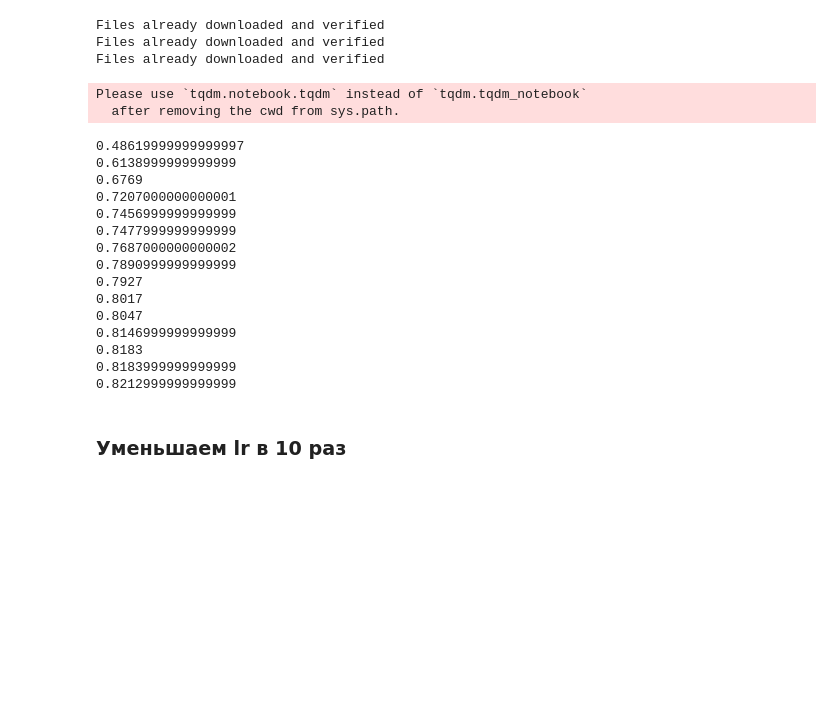
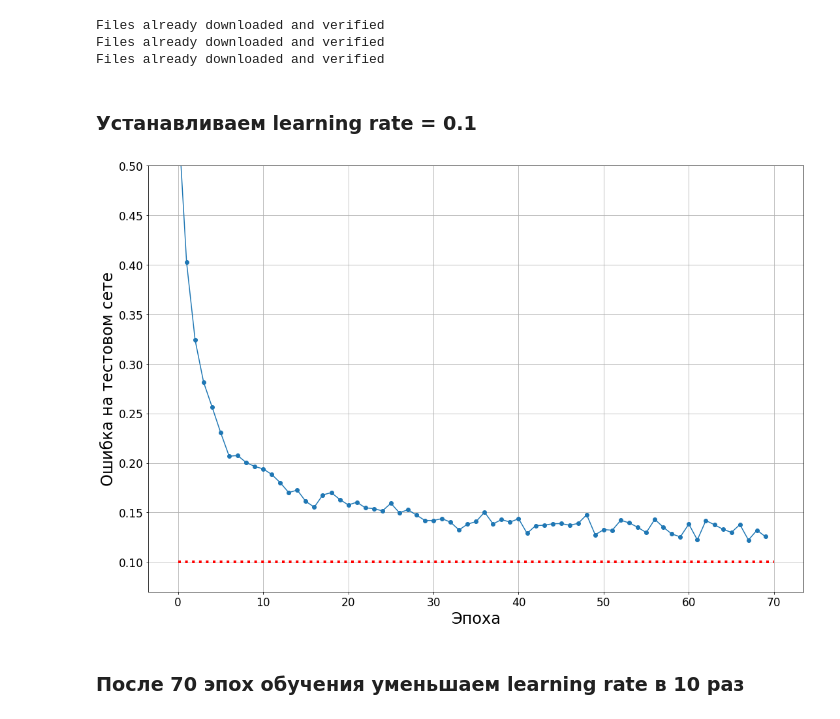
Before and after one commit to eteresh/resnet20_cifar10, a Jupyter notebook: baseline.ipynb, the cells around one changed output. Drawn from its saved outputs; the diff is of its cells as text; code cells hidden in the pictures; blank space fills up the shorter version.

```diff
--- a/baseline.ipynb
+++ b/baseline.ipynb
@@ -3,0 +3,15 @@ from tqdm import tqdm_notebook as tqdm
+# %%
+import numpy as np
+import matplotlib
+from matplotlib import pyplot as plt
+from IPython import display
+
+matplotlib.rcParams['figure.figsize'] = (18, 12)
+matplotlib.rcParams['figure.titlesize'] = 24
+matplotlib.rcParams['font.size'] = 20
+matplotlib.rcParams['legend.fontsize'] = 20
+matplotlib.rcParams['axes.titlesize'] = 28
+matplotlib.rcParams['axes.labelsize'] = 24
+matplotlib.rcParams['xtick.labelsize'] = 17
+matplotlib.rcParams['ytick.labelsize'] = 17
+matplotlib.rcParams['axes.grid'] = True
@@ -8,5 +24,15 @@ from train import train_epoch
 Files already downloaded and verified
 Files already downloaded and verified
 Files already downloaded and verified
+# %%
+def plot_error_history(ax, test_accuracies, ymin=0.07, ymax=0.5):
+    ax.cla()
+    ax.plot(1 - np.array(test_accuracies), '-o')
+    ax.set_ylim(ymin, ymax)
+    ax.set_xlabel('Эпоха')
+    ax.set_ylabel('Ошибка на тестовом сете')
+    ax.hlines(0.1,0, len(test_accuracies), colors='r', linestyle='dotted', linewidth=4)
+    display.display(plt.gcf())
+    display.clear_output(wait=True)
 # %%
 res_net = ResNet20()
@@ -16,31 +41,20 @@ res_net = res_net.cuda()
 criterion = torch.nn.CrossEntropyLoss()
 # %%
 test_accuracies = []
+# %%
+n_epochs_with_constant_learning_rate = 70
+# %% [markdown]
+### Устанавливаем learning rate = 0.1
+# %%
+lr = 0.1
 # %%
-optimizer = torch.optim.SGD(res_net.parameters(), lr=0.1, momentum=0.9, weight_decay=0.0001)
-res_net.train()
-
-for _ in tqdm(range(30)):
+optimizer = torch.optim.SGD(res_net.parameters(), lr=lr, momentum=0.9, weight_decay=0.0001)
+fig, ax = plt.subplots()
+for epoch_idx in range(n_epochs_with_constant_learning_rate):
     test_accuracy = train_epoch(res_net, criterion, optimizer)
     test_accuracies.append(test_accuracy)
-    print(test_accuracy)
+    plot_error_history(ax, test_accuracies, ymax=0.5)
 # %% [output]
-Please use `tqdm.notebook.tqdm` instead of `tqdm.tqdm_notebook`
-  after removing the cwd from sys.path.
-0.48619999999999997
-0.6138999999999999
-0.6769
-0.7207000000000001
-0.7456999999999999
-0.7477999999999999
-0.7687000000000002
-0.7890999999999999
-0.7927
-0.8017
-0.8047
-0.8146999999999999
-0.8183
-0.8183999999999999
-0.8212999999999999
+[figure, added]
 # %% [markdown]
-### Уменьшаем lr в 10 раз
+### После 70 эпох обучения уменьшаем learning rate в 10 раз
```
Also changed, not shown: parts of 26 cells of this notebook, 4 other files.
